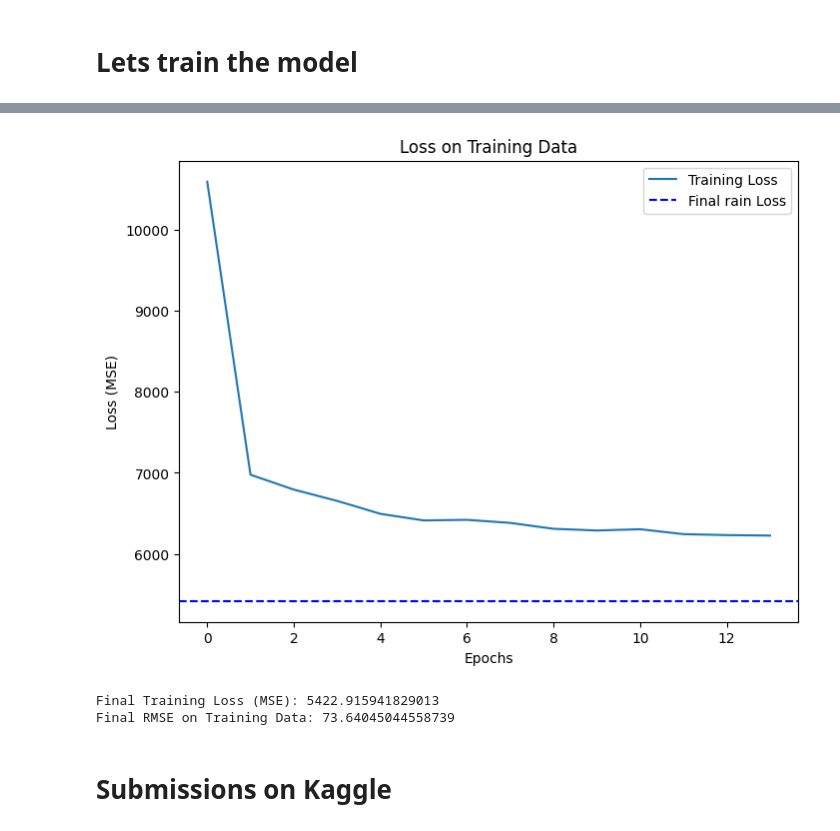
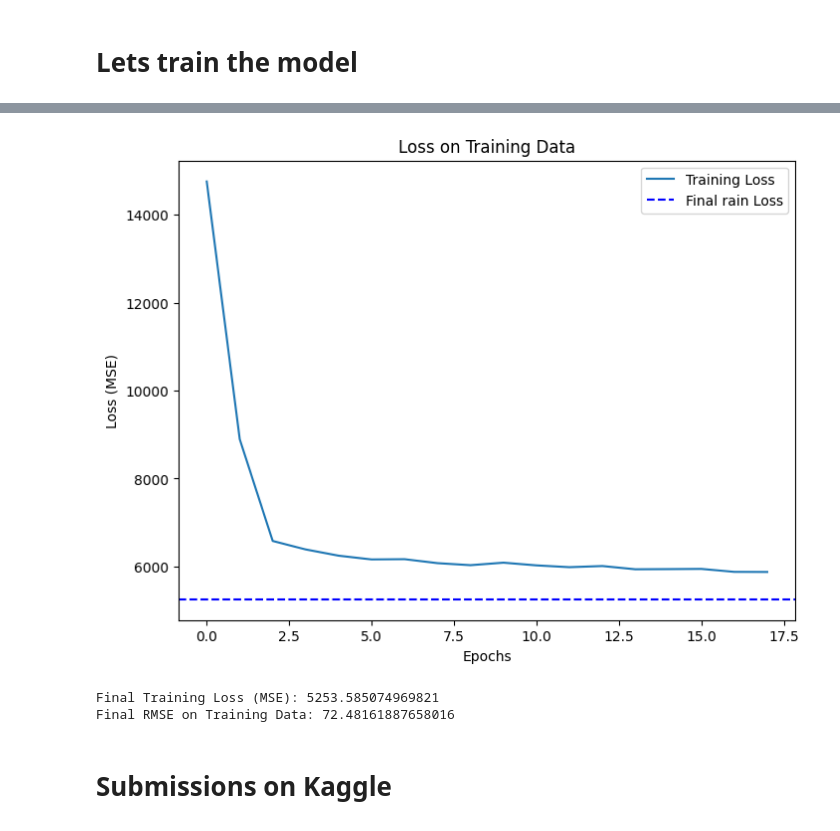
Before and after one commit to Bfestus/air-quality-forecasting-ml, a Jupyter notebook: notebooks/model_training.ipynb, the cells around one changed output, grey strips where cells are left out. Cells and saved outputs as stored; diff of their text form; code cells hidden in the pictures.

```diff
--- a/notebooks/model_training.ipynb
+++ b/notebooks/model_training.ipynb
@@ -217,17 +232,18 @@ Model: "sequential_8"
 # Lets train the model
 # %%
 # Train the model
+
 callbacks = [
-    EarlyStopping(monitor='val_loss', patience=4, restore_best_weights=True),
-    ModelCheckpoint('best_model_2.h5', monitor='val_loss', save_best_only=True),
+    EarlyStopping(monitor='val_loss', patience=3, restore_best_weights=True),
+    ModelCheckpoint('best_model.h5', monitor='val_loss', save_best_only=True),
     ReduceLROnPlateau(monitor='val_loss', factor=0.5, patience=2)
 ]
 
-history_2 = model_2.fit(
+history = model.fit(
     X_train, y_train,
-    validation_split=0.15,
-    epochs=35,
-    batch_size=128,
+    validation_split=0.2,
+    epochs=20,
+    batch_size=64,
     callbacks=callbacks
 )
 # %% [output]
@@ -258,11 +274,11 @@ WARNING:absl:You are saving your model as an HDF5 file via `model.save()` or `ke
 # %%
 # Calculate training loss
-train_predictions = model_2.predict(X_train)
+train_predictions = model.predict(X_train)
 train_loss = np.mean((y_train - train_predictions.flatten())**2)
 
 # Plot training loss
 plt.figure(figsize=(8, 6))
-plt.plot(history_2.history['loss'], label='Training Loss')  # Training loss during epochs
+plt.plot(history.history['loss'], label='Training Loss')  # Training loss during epochs
 plt.axhline(y=train_loss, color='blue', linestyle='--', label='Final rain Loss')  # Final training loss
 plt.title('Loss on Training Data')
 plt.xlabel('Epochs')
@@ -277,6 +293,6 @@ print(f"Final RMSE on Training Data: {np.sqrt(train_loss)}")
-[figure, old version]
+[figure, new version]
-Final Training Loss (MSE): 5422.915941829013
-Final RMSE on Training Data: 73.64045044558739
+Final Training Loss (MSE): 5253.585074969821
+Final RMSE on Training Data: 72.48161887658016
 # %% [markdown]
 # Submissions on Kaggle
 # %%
```
Also changed, not shown: parts of 4 cells of this notebook.
